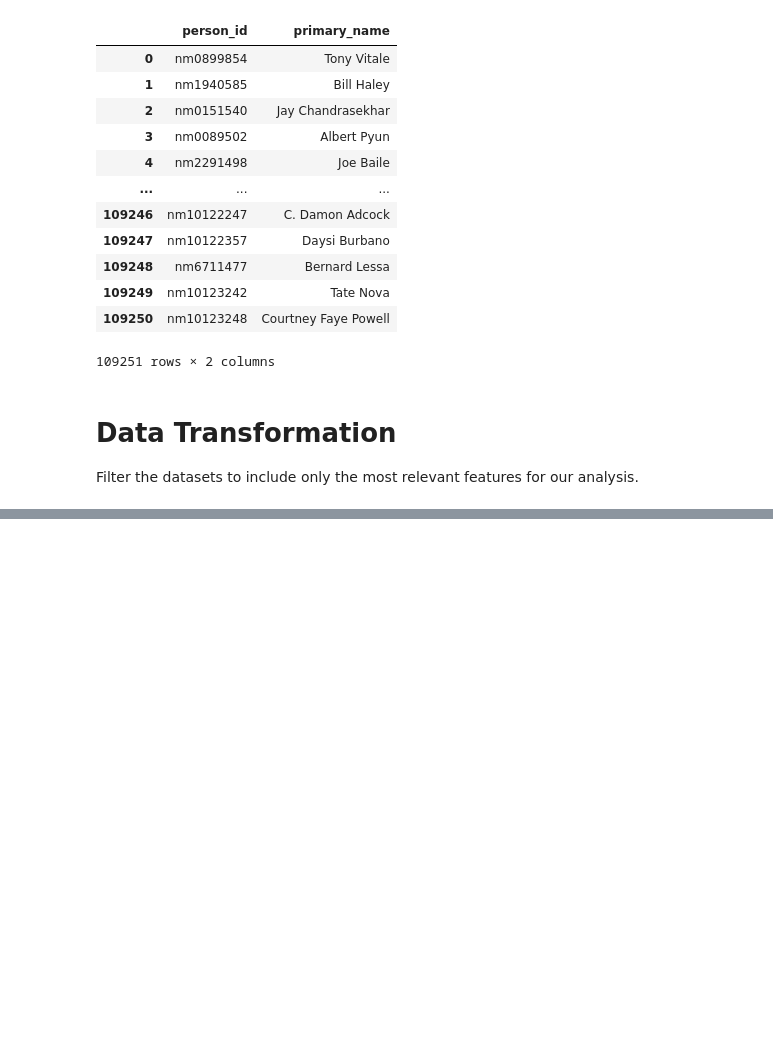
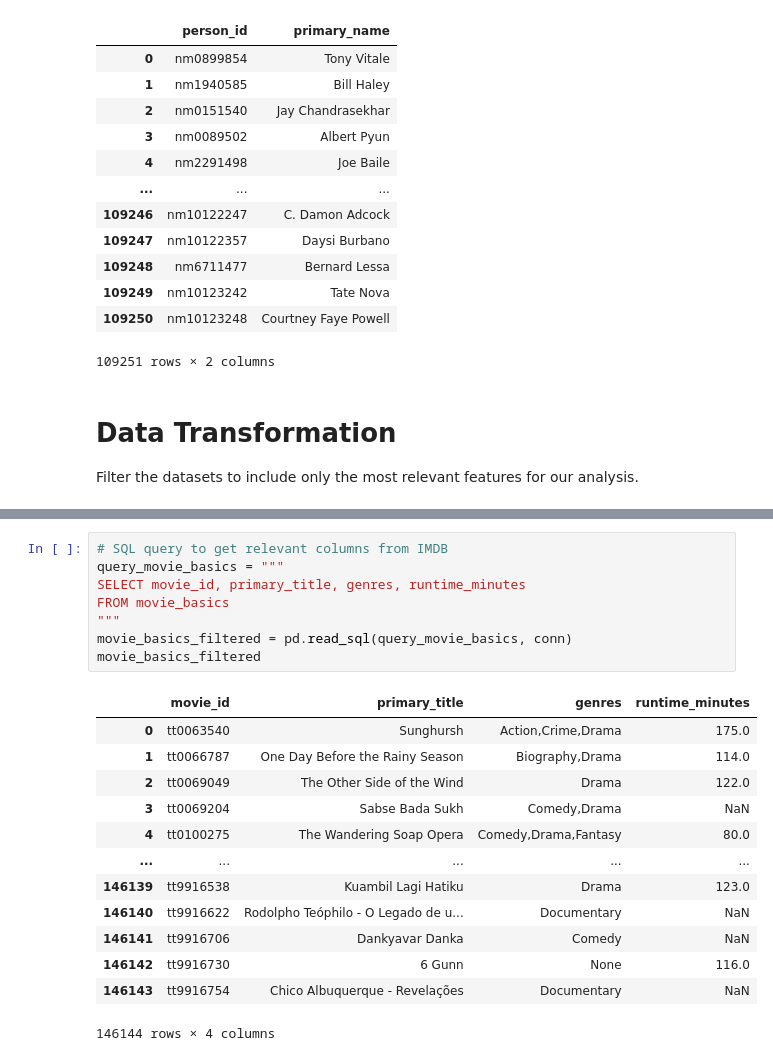
Before and after one commit to quadrillionaiire/SmartStudioRecs, a Jupyter notebook: notebooks/data_cleaning_notebook.ipynb, the cells around one changed output, grey strips where cells are left out. Drawn from its saved outputs; the diff is of its cells as text; blank space fills up the shorter version.

```diff
--- a/notebooks/data_cleaning_notebook.ipynb
+++ b/notebooks/data_cleaning_notebook.ipynb
@@ -351,0 +390,22 @@ Filter the datasets to include only the most relevant features for our analysis.
+# %%
+# SQL query to get relevant columns from IMDB
+query_movie_basics = """
+SELECT movie_id, primary_title, genres, runtime_minutes
+FROM movie_basics
+"""
+movie_basics_filtered = pd.read_sql(query_movie_basics, conn)
+movie_basics_filtered
+# %% [output]
+|  | movie_id | primary_title | genres | runtime_minutes |
+| 0 | tt0063540 | Sunghursh | Action,Crime,Drama | 175.0 |
+| 1 | tt0066787 | One Day Before the Rainy Season | Biography,Drama | 114.0 |
+| 2 | tt0069049 | The Other Side of the Wind | Drama | 122.0 |
+| 3 | tt0069204 | Sabse Bada Sukh | Comedy,Drama | NaN |
+| 4 | tt0100275 | The Wandering Soap Opera | Comedy,Drama,Fantasy | 80.0 |
+| ... | ... | ... | ... | ... |
+| 146139 | tt9916538 | Kuambil Lagi Hatiku | Drama | 123.0 |
+| 146140 | tt9916622 | Rodolpho Teóphilo - O Legado de u... | Documentary | NaN |
+| 146141 | tt9916706 | Dankyavar Danka | Comedy | NaN |
+| 146142 | tt9916730 | 6 Gunn | None | 116.0 |
+| 146143 | tt9916754 | Chico Albuquerque - Revelações | Documentary | NaN |
+146144 rows × 4 columns
```
Also changed, not shown: parts of 8 cells of this notebook.
